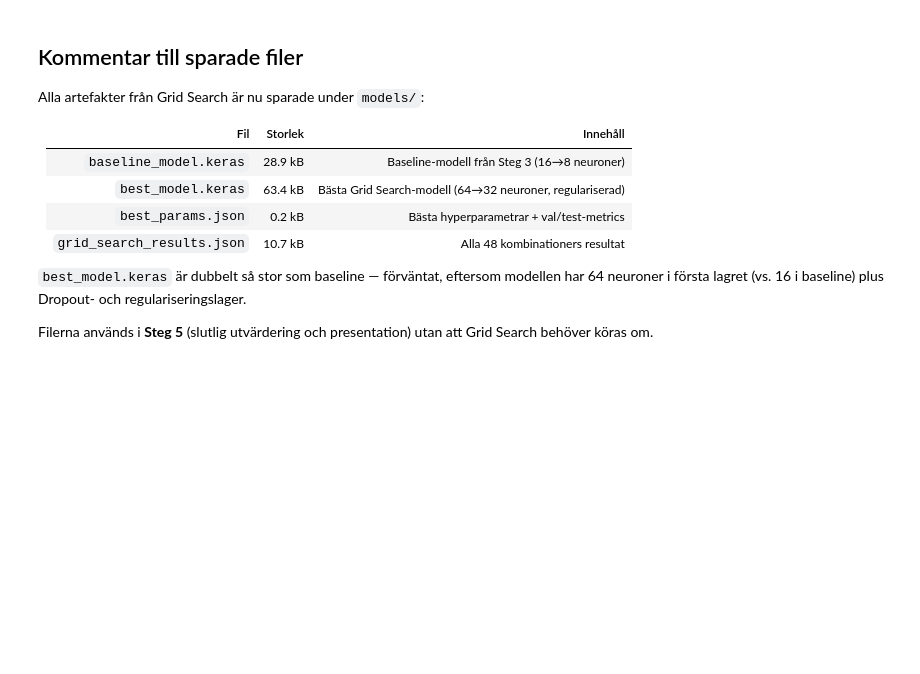
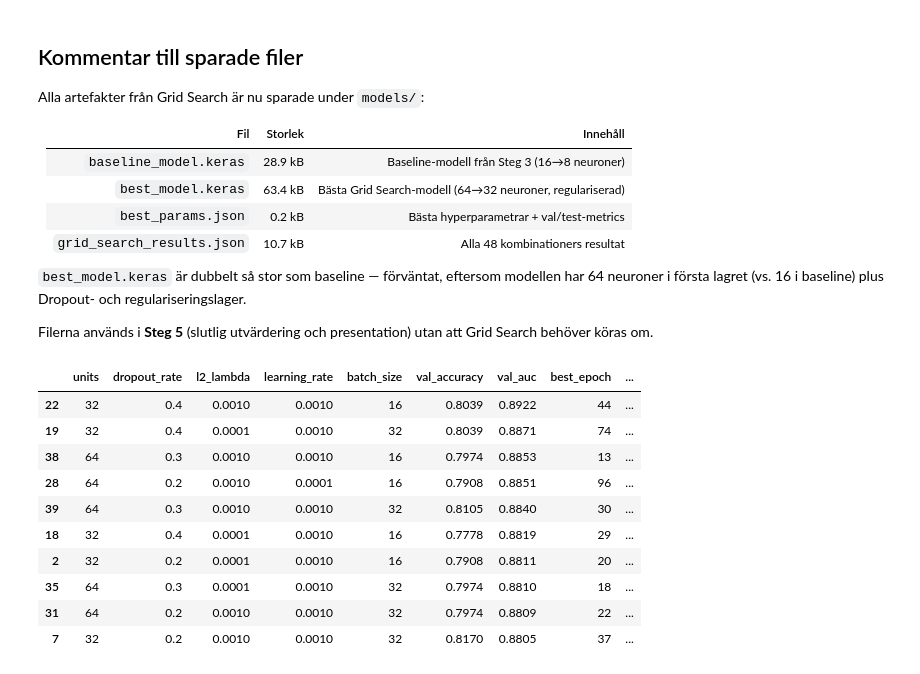
Before and after one commit to nicklasskoglund/wine-quality-ann, a Jupyter notebook: notebooks/03_optimization.ipynb, the cells around one changed output. Saved outputs shown, nothing was run; the diff lists cells and outputs as text; code cells hidden in the pictures; blank space fills up the shorter version.

```diff
--- a/notebooks/03_optimization.ipynb
+++ b/notebooks/03_optimization.ipynb
@@ -688,3 +689,19 @@ Dropout- och regulariseringslager.
 
 Filerna används i **Steg 5** (slutlig utvärdering och presentation) utan
 att Grid Search behöver köras om.
+# %%
+import pandas as pd
+df_results = pd.DataFrame(results)
+df_results.sort_values("val_auc", ascending=False).head(10)
+# %% [output]
+|  | units | dropout_rate | l2_lambda | learning_rate | batch_size | val_accuracy | val_auc | best_epoch | ... |
+| 22 | 32 | 0.4 | 0.0010 | 0.0010 | 16 | 0.8039 | 0.8922 | 44 | ... |
+| 19 | 32 | 0.4 | 0.0001 | 0.0010 | 32 | 0.8039 | 0.8871 | 74 | ... |
+| 38 | 64 | 0.3 | 0.0010 | 0.0010 | 16 | 0.7974 | 0.8853 | 13 | ... |
+| 28 | 64 | 0.2 | 0.0010 | 0.0001 | 16 | 0.7908 | 0.8851 | 96 | ... |
+| 39 | 64 | 0.3 | 0.0010 | 0.0010 | 32 | 0.8105 | 0.8840 | 30 | ... |
+| 18 | 32 | 0.4 | 0.0001 | 0.0010 | 16 | 0.7778 | 0.8819 | 29 | ... |
+| 2 | 32 | 0.2 | 0.0001 | 0.0010 | 16 | 0.7908 | 0.8811 | 20 | ... |
+| 35 | 64 | 0.3 | 0.0001 | 0.0010 | 32 | 0.7974 | 0.8810 | 18 | ... |
+| 31 | 64 | 0.2 | 0.0010 | 0.0010 | 32 | 0.7974 | 0.8809 | 22 | ... |
+| 7 | 32 | 0.2 | 0.0010 | 0.0010 | 32 | 0.8170 | 0.8805 | 37 | ... |
```
Also changed, not shown: parts of 4 cells of this notebook.
